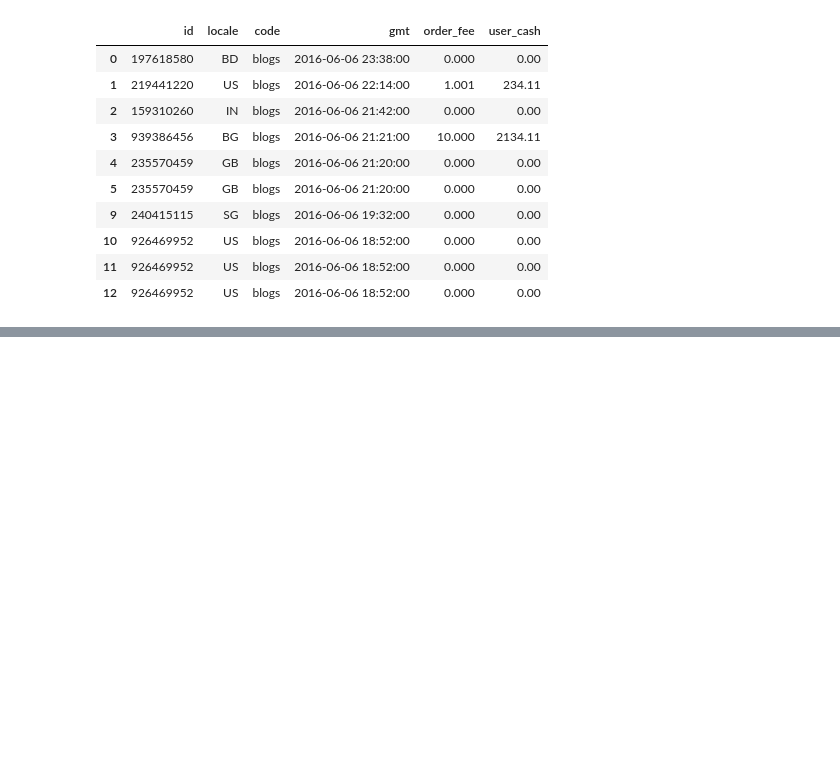
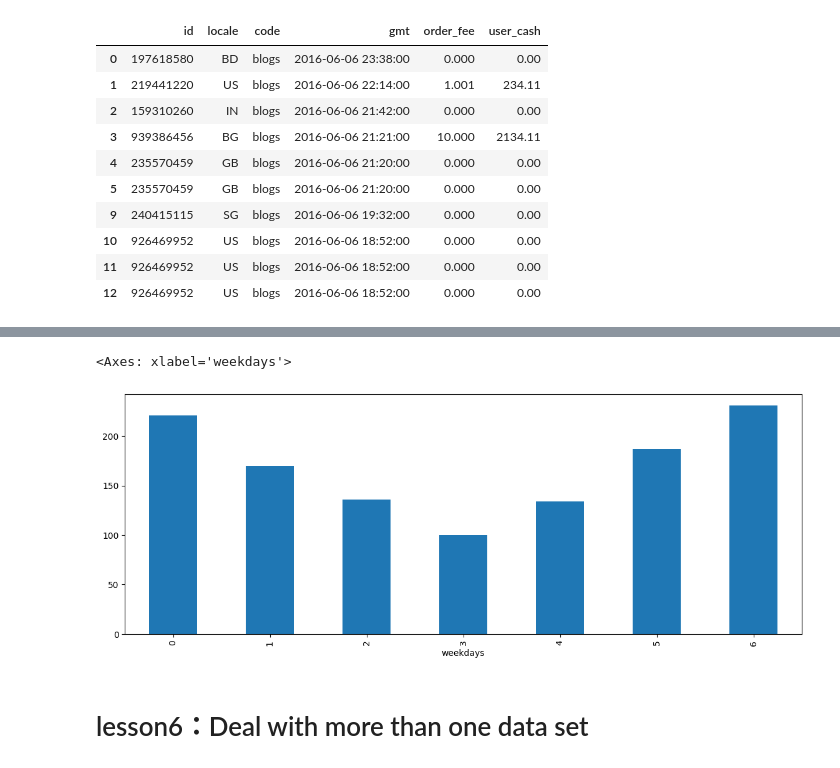
Before and after one commit to fahmisyuhada/Big-Data-Digitalent, a Jupyter notebook: 1_Section_：_Python_Structured_Data_Processing_Quick_Start.ipynb, the cells around one changed output, grey strips where cells are left out. Drawn from its saved outputs; the diff is of its cells as text; code cells hidden in the pictures; blank space fills up the shorter version.

Commit message:
lesson6：Deal with more than one data set

```diff
--- a/1_Section_：_Python_Structured_Data_Processing_Quick_Start.ipynb
+++ b/1_Section_：_Python_Structured_Data_Processing_Quick_Start.ipynb
@@ -390,0 +467,7 @@ mydata[:10]
+# %%
+weekdays_counts.id.plot(kind="bar", figsize=(14,5))
+# %% [output]
+<Axes: xlabel='weekdays'>
+[figure, added]
+# %% [markdown]
+# lesson6：Deal with more than one data set
```
Also changed, not shown: parts of 15 cells of this notebook.
